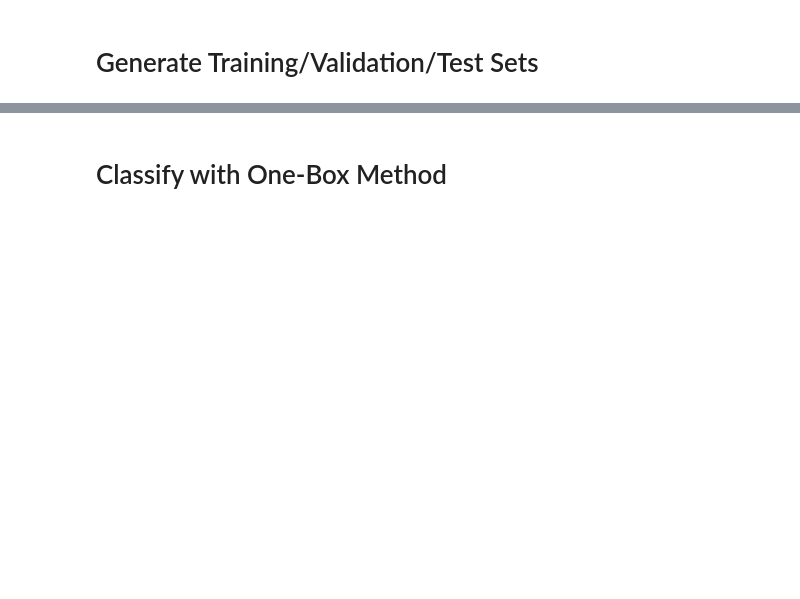
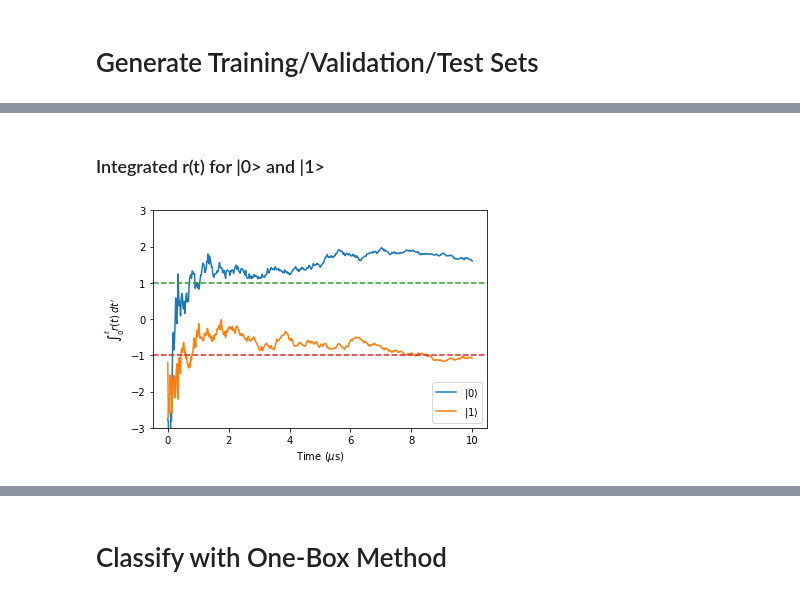
Before and after one commit to fischermoseley/readout_classifier, a Jupyter notebook: simulation.ipynb, the cells around one changed output, grey strips where cells are left out. Drawn from its saved outputs; the diff is of its cells as text; code cells hidden in the pictures; blank space fills up the shorter version.

```diff
--- a/simulation.ipynb
+++ b/simulation.ipynb
@@ -118,0 +122,16 @@ plot_trajectories(trajectory_time, z_plus_trajectories)
+# %% [markdown]
+### Integrated r(t) for |0&gt; and |1&gt;
+# %%
+# get integrated "r(t)" for a single trajectory
+plt.plot(trajectory_time, np.real(np.cumsum(z_plus_r_t[0])/np.arange(1, len(z_plus_r_t[0])+1)), label = r'$| 0 \rangle $')
+plt.plot(trajectory_time, np.real(np.cumsum(z_minus_r_t[1])/np.arange(1, len(z_minus_r_t[1])+1)), label = r'$| 1 \rangle $')
+plt.axhline(y= 1.0, color='tab:green', linestyle='dashed')
+plt.axhline(y=-1.0, color='tab:red',   linestyle='dashed')
+plt.ylim(-3,3)
+plt.xlabel('Time ($\mu$s)')
+plt.ylabel("$\int_{0}^{t} r(t) \,dt'$")
+plt.legend()
+plt.savefig('figures/int_r_t.png')
+plt.show()
+# %% [output]
+[figure, added]
```
Also changed, not shown: parts of 14 cells of this notebook, 7 other files.
